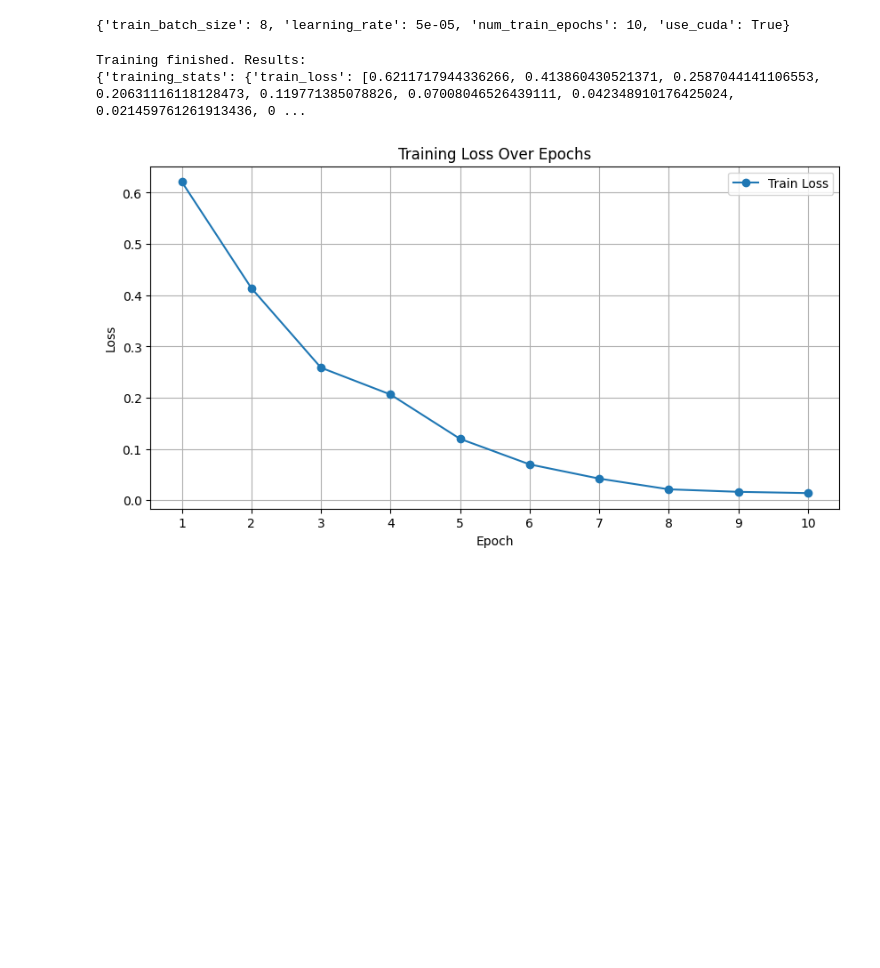
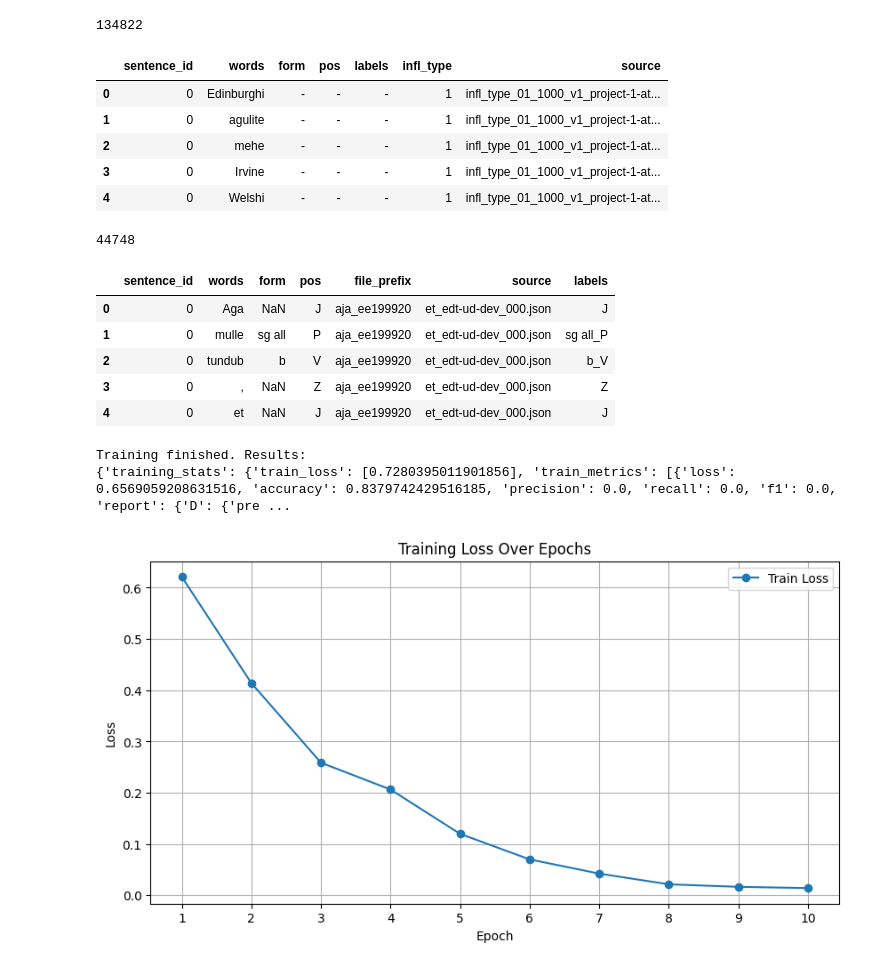
Before and after one commit to SanderSaska/EstNLTK_model_training, a Jupyter notebook: notebooks/model_training.ipynb, the cells around one changed output. Saved outputs shown, nothing was run; the diff lists cells and outputs as text; code cells hidden in the pictures; blank space fills up the shorter version.

```diff
--- a/notebooks/model_training.ipynb
+++ b/notebooks/model_training.ipynb
@@ -12,24 +51,43 @@ from scripts.model.preprocessing import initialize_model, train_token_classifica
 # %%
 output_dir = "./testing/"
-train_csv = "../data/homonymous_word_forms/processed/homonyms_for_model.csv"
-eval_csv = None
-model_name = "../models/NER_mudel_v2/"
-no_progress = False
-output_dir = "./NER_mudel_v2_homonym/"
-only_target_token = True
+train_path = HOMONYMS_DIRS["processed"] / "homonyms_train.parquet"
+eval_path = UD_ET_EDT_DIRS["processed"] / "UD_dev.csv"
+model_dir = "../models/NER_mudel_v2/"
+output_dir = "./NER_mudel_v2_homonym_early_stopping/"
+ignore_placeholders = True
 dry_run = False
+seed = 42
+train_batch_size = 8
+learning_rate = 5e-7
+num_train_epochs = 10
+use_cuda = torch.cuda.is_available()
 # %%
-train_df = pd.read_csv(train_csv)
-eval_df = pd.read_csv(eval_csv) if eval_csv else None
+train_df = pd.read_parquet(train_path) if train_path else None
+eval_df = pd.read_csv(eval_path) if eval_path else None
 
 # Read labels from the unique labels json
 with open("../outputs/unique_labels_old.json", "r") as f:
     labels = json.load(f)
 
 
-model_bundle = initialize_model(model_name, labels, no_progress_bars=no_progress)
+model_bundle = initialize_model(model_dir, labels, use_Roberta_tokenizer=False)
-# %%
-model_bundle["training_args"]["num_train_epochs"] = 10
-print(model_bundle["training_args"])
-# %% [output]
-{'train_batch_size': 8, 'learning_rate': 5e-05, 'num_train_epochs': 10, 'use_cuda': True}
+# %%
+print(len(train_df))
+display(train_df.head())
+print(len(eval_df))
+display(eval_df.head())
+# %% [output]
+134822
+|  | sentence_id | words | form | pos | labels | infl_type | source |
+| 0 | 0 | Edinburghi | - | - | - | 1 | infl_type_01_1000_v1_project-1-at... |
+| 1 | 0 | agulite | - | - | - | 1 | infl_type_01_1000_v1_project-1-at... |
+| 2 | 0 | mehe | - | - | - | 1 | infl_type_01_1000_v1_project-1-at... |
+| 3 | 0 | Irvine | - | - | - | 1 | infl_type_01_1000_v1_project-1-at... |
+| 4 | 0 | Welshi | - | - | - | 1 | infl_type_01_1000_v1_project-1-at... |
+44748
+|  | sentence_id | words | form | pos | file_prefix | source | labels |
+| 0 | 0 | Aga | NaN | J | aja_ee199920 | et_edt-ud-dev_000.json | J |
+| 1 | 0 | mulle | sg all | P | aja_ee199920 | et_edt-ud-dev_000.json | sg all_P |
+| 2 | 0 | tundub | b | V | aja_ee199920 | et_edt-ud-dev_000.json | b_V |
+| 3 | 0 | , | NaN | Z | aja_ee199920 | et_edt-ud-dev_000.json | Z |
+| 4 | 0 | et | NaN | J | aja_ee199920 | et_edt-ud-dev_000.json | J |
@@ -41,25 +104,28 @@ res = train_token_classification(
     label_list=labels,
     output_dir=output_dir,
     eval_df=eval_df,
-    num_train_epochs=model_bundle["training_args"]["num_train_epochs"],
-    train_batch_size=model_bundle["training_args"]["train_batch_size"],
-    learning_rate=model_bundle["training_args"]["learning_rate"],
+    num_train_epochs=num_train_epochs,
+    train_batch_size=train_batch_size,
+    learning_rate=learning_rate,
     evaluate_during_training=False if eval_df is None else True,
-    use_early_stopping=False,
+    use_early_stopping=True,
+    patience_n=1,
+    early_stopping_method="f1",
+    early_stopping_threshold=0.8,
     best_model_dir=os.path.join(output_dir, "best_model"),
-    save_model_every_epoch=False,
-    save_steps=-1,
+    save_model_every_epoch=True,
     device=model_bundle["device"],
-    silent=no_progress,
-    only_target_token=only_target_token,
+    silent=False,
+    ignore_placeholders=ignore_placeholders,
     dry_run=dry_run,
+    seed=seed,
 )
 
 print("Training finished. Results:")
 print(res)
 # %% [output]
 Training finished. Results:
-{'training_stats': {'train_loss': [0.6211717944336266, 0.413860430521371, 0.2587044141106553, 0.20631116118128473, 0.119771385078826, 0.07008046526439111, 0.042348910176425024, 0.021459761261913436, 0 ...
+{'training_stats': {'train_loss': [0.7280395011901856], 'train_metrics': [{'loss': 0.6569059208631516, 'accuracy': 0.8379742429516185, 'precision': 0.0, 'recall': 0.0, 'f1': 0.0, 'report': {'D': {'pre ...
 # %%
 import matplotlib.pyplot as plt
 
```
Also changed, not shown: parts of 6 cells of this notebook.
